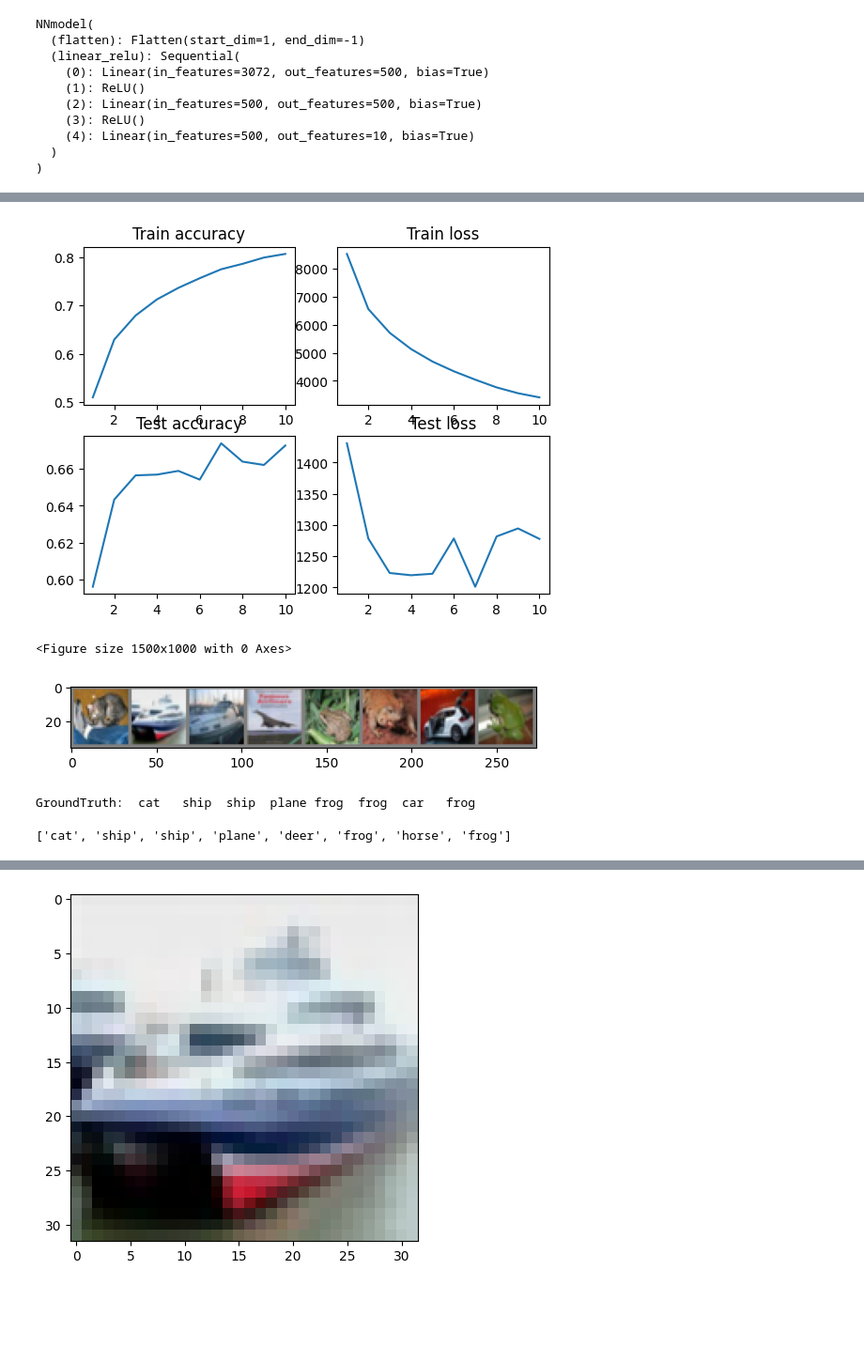
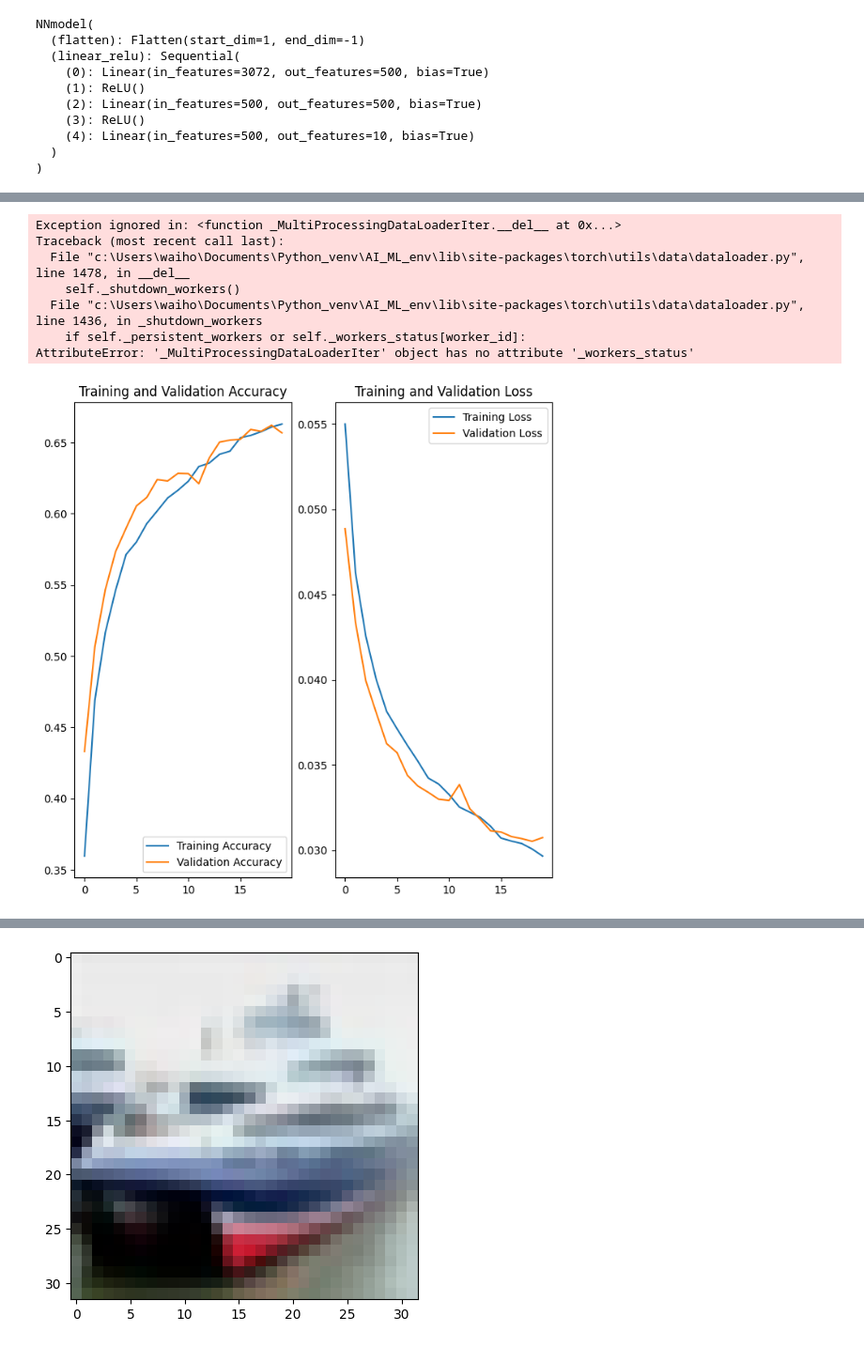
Before and after one commit to wwaihoe/computer-vision, a Jupyter notebook: image_classification_pytorch.ipynb, the cells around one changed output, grey strips where cells are left out. Shown: that part at 94% size. Cells and saved outputs as stored; diff of their text form; code cells hidden in the pictures; blank space fills up the shorter version.

```diff
--- a/image_classification_pytorch.ipynb
+++ b/image_classification_pytorch.ipynb
@@ -278,23 +362,23 @@ Estimated Total Size (MB): 1.40
 ----------------------------------------------------------------
 # %%
 learning_rate = 1e-3
-epochs = 10
+epochs = 20
 
 # Initialize the loss function
 loss_fn = nn.CrossEntropyLoss()
 optimizer = torch.optim.AdamW(cnn_model.parameters(), lr=learning_rate)
 # %%
 train_accuracy = []
-test_accuracy = []
+val_accuracy = []
 train_loss = []
-test_loss = []
+val_loss = []
 for i in range(epochs):
   print(f"Epoch {i+1}")
   train_loss_output, train_acc_output = train_loop(train_dataloader, cnn_model, loss_fn, optimizer)
-  test_loss_output, test_acc_output = test_loop(test_dataloader, cnn_model, loss_fn)
+  test_loss_output, test_acc_output = val_loop(test_dataloader, cnn_model, loss_fn)
   train_loss.append(train_loss_output)
   train_accuracy.append(train_acc_output)
-  test_loss.append(test_loss_output)
-  test_accuracy.append(test_acc_output)
+  val_loss.append(test_loss_output)
+  val_accuracy.append(test_acc_output)
 # %% [output]
 Epoch 1
@@ -317,31 +401,25 @@ Total loss: 1277.7545609623194
-# %%
-fig, axs = plt.subplots(2, 2)
-plt.figure(figsize=(15, 10))
-indexes = [i for i in range(1, epochs+1)]
-axs[0, 0].plot(indexes, train_accuracy)
-axs[0, 0].set_title("Train accuracy")
-axs[0, 1].plot(indexes, train_loss)
-axs[0, 1].set_title("Train loss")
-axs[1, 0].plot(indexes, test_accuracy)
-axs[1, 0].set_title("Test accuracy")
-axs[1, 1].plot(indexes, test_loss)
-axs[1, 1].set_title("Test loss")
-fig.show()
-# %% [output]
-[figure, removed]
-<Figure size 1500x1000 with 0 Axes>
-# %%
-images, labels = next(iter(test_dataloader))
-
-# print images
-imshow(torchvision.utils.make_grid(images))
-print('GroundTruth: ', ' '.join(f'{classes[labels[j]]:5s}' for j in range(batch_size)))
-# %% [output]
-[figure, removed]
-GroundTruth:  cat   ship  ship  plane frog  frog  car   frog
-# %%
-outputs = cnn_model(images.cuda())
-labels = outputs.argmax(1)
-print([classes[labels[i]] for i in range(len(labels))])
-# %% [output]
-['cat', 'ship', 'ship', 'plane', 'deer', 'frog', 'horse', 'frog']
+# %%
+epochs_range = range(epochs)
+
+plt.figure(figsize=(8, 8))
+plt.subplot(1, 2, 1)
+plt.plot(epochs_range, train_accuracy, label='Training Accuracy')
+plt.plot(epochs_range, val_accuracy, label='Validation Accuracy')
+plt.legend(loc='lower right')
+plt.title('Training and Validation Accuracy')
+
+plt.subplot(1, 2, 2)
+plt.plot(epochs_range, train_loss, label='Training Loss')
+plt.plot(epochs_range, val_loss, label='Validation Loss')
+plt.legend(loc='upper right')
+plt.title('Training and Validation Loss')
+plt.show()
+# %% [output]
+Exception ignored in: <function _MultiProcessingDataLoaderIter.__del__ at 0x...>
+Traceback (most recent call last):
+  File "c:\Users\waiho\Documents\Python_venv\AI_ML_env\lib\site-packages\torch\utils\data\dataloader.py", line 1478, in __del__
+    self._shutdown_workers()
+  File "c:\Users\waiho\Documents\Python_venv\AI_ML_env\lib\site-packages\torch\utils\data\dataloader.py", line 1436, in _shutdown_workers
+    if self._persistent_workers or self._workers_status[worker_id]:
+AttributeError: '_MultiProcessingDataLoaderIter' object has no attribute '_workers_status'
+[figure, added]
```
Also changed, not shown: parts of 41 cells of this notebook, 1 other file.
